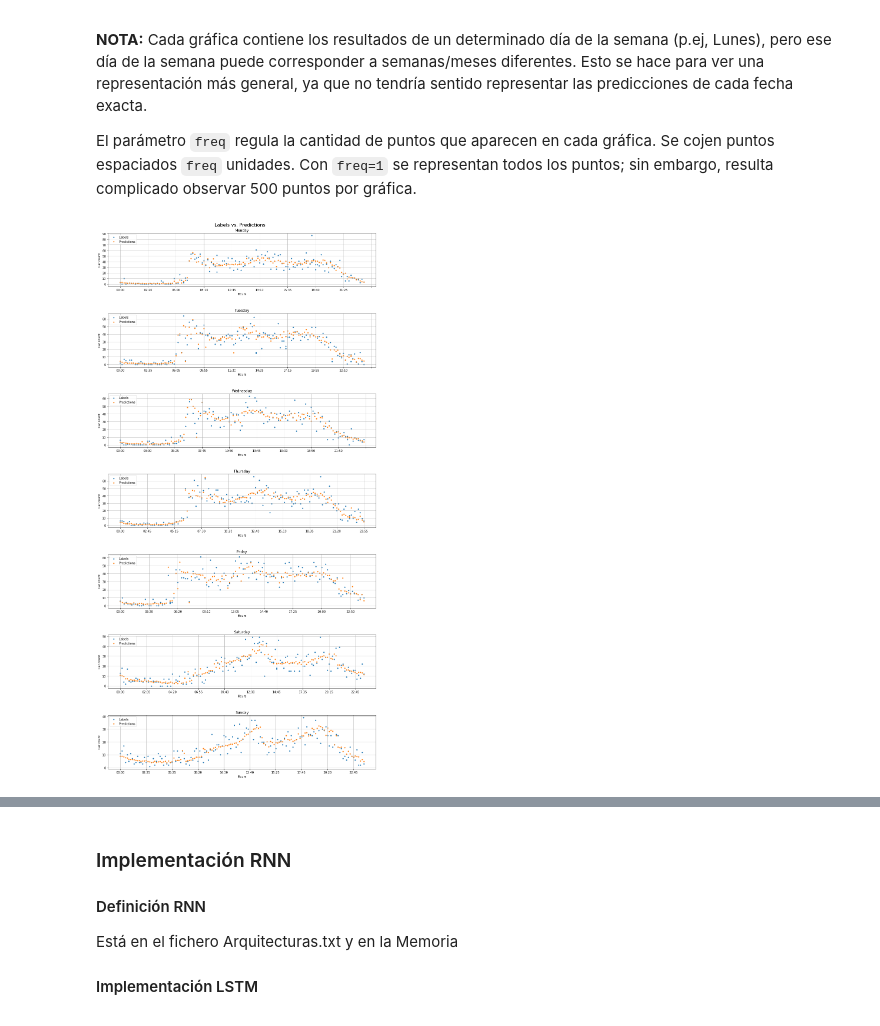
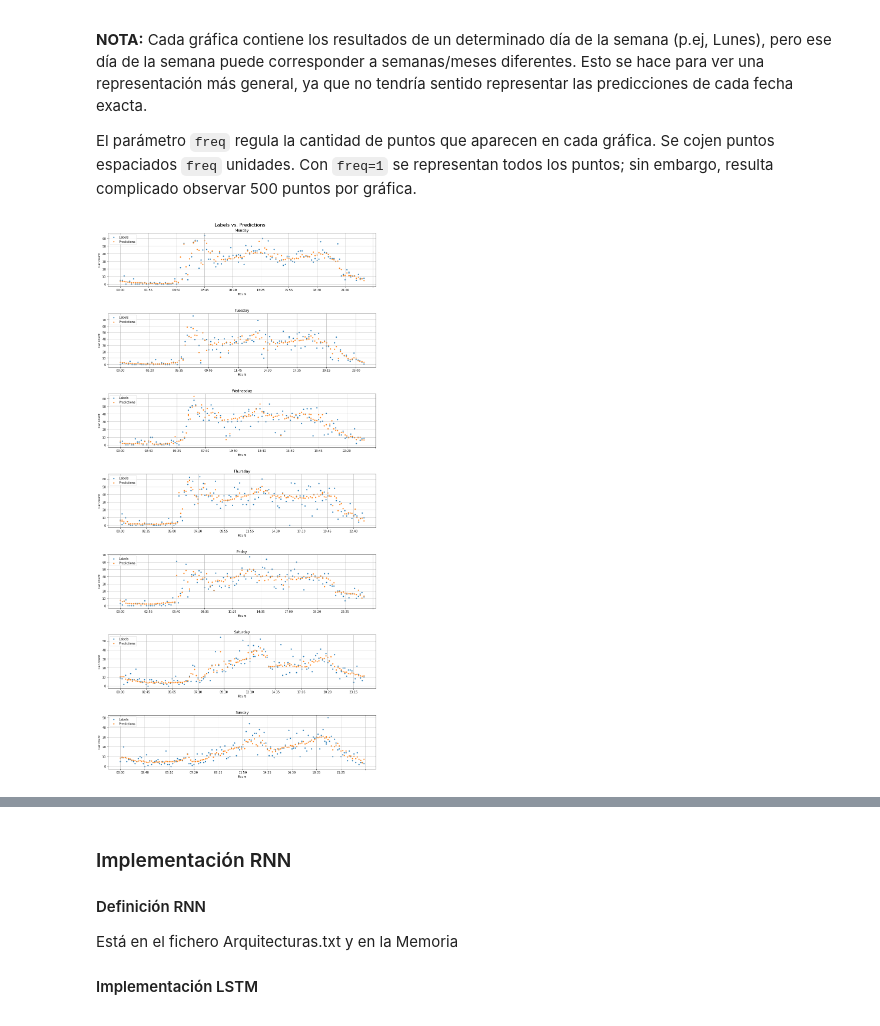
Before and after one commit to albertopmp/TFG, a Jupyter notebook: src/TrafficFlow.ipynb, the cells around one changed output, grey strips where cells are left out. Cells and saved outputs as stored; diff of their text form; code cells hidden in the pictures.

```diff
--- a/src/TrafficFlow.ipynb
+++ b/src/TrafficFlow.ipynb
@@ -99,7 +99,10 @@ df.loc[:,'datetime'] = pd.to_datetime(df.loc[:,'datetime'], format='%Y-%m-%dT%H:
 
 df['car_count'] = df.loc[:, 'flow'] // 12
 
-df = df.sort_values(by='datetime')
+# Ordena por fecha.
+# ignore_index=True -> Pone los index del 0 al n-1 (todos por orden)
+# inplace = True -> Para que ya lo haga sobre el df en vez de devolver el df ordenado
+df.sort_values(by='datetime', ignore_index=True, inplace = True)
 # %%
 df
 # %% [output]
@@ -646,11 +663,11 @@ def get_callbacks():
 
 def build_and_compile_model():
   model = tf.keras.Sequential([
-      layers.Dense(256,
+      layers.Dense(256, kernel_regularizer=regularizers.l2(0.0001),
                    activation='relu', input_shape=(len(train_features.columns),) ),
-      layers.Dense(256,
+      layers.Dense(256, kernel_regularizer=regularizers.l2(0.0001),
                    activation='relu'),
-      layers.Dense(256,
+      layers.Dense(256, kernel_regularizer=regularizers.l2(0.0001),
                    activation='relu'),
       layers.Dense(1)
   ])
@@ -777,8 +794,8 @@ El parámetro `freq` regula la cantidad de puntos que aparecen en cada gráfica.
 Con `freq=1` se representan todos los puntos; sin embargo, resulta complicado observar 500 puntos por gráfica.
 # %%
 def graph_predictions(test_dts, test_lbls, preds, freq):
-    # Como el conjunto de test es la parte final del conjunto general, los indices
-    # empiezan en torno al 34 mil. Es mejor ponerlos a 0 para evitar problemas!
+    # Como el conjunto de test es la parte final del conjunto general DESPUES DEL SHUFFLE,
+    # los indices empiezan en torno al 34 mil. Es mejor ponerlos a 0 para evitar problemas!
     test_dts.reset_index(inplace=True, drop=True)
     test_lbls.reset_index(inplace=True, drop=True)
 
@@ -793,7 +810,7 @@ def graph_predictions(test_dts, test_lbls, preds, freq):
     cc_df['wday'] = cc_df['datetime'].dt.weekday
 
     # Ordeno por 'wday' y luego por 'hour' -> No es necesario
-    cc_df = cc_df.sort_values(by=['wday', 'hour'])
+    cc_df.sort_values(by=['wday', 'hour'], ignore_index = True, inplace = True)
 
     # Settings
     fig, axs = plt.subplots(7)
@@ -822,7 +839,9 @@ def graph_predictions(test_dts, test_lbls, preds, freq):
         axs[i].scatter(x[::freq], aux['predictions'][::freq], label='Predictions', s=10)
         axs[i].legend(loc='upper left')
         axs[i].grid()
+
+    return cc_df
 # %%
-graph_predictions(test_dates, test_labels, predictions, freq = 4)
+check_values = graph_predictions(test_dates, test_labels, predictions, freq = 4)
 # %% [output]
-[figure, old version]
+[figure, new version]
```
Also changed, not shown: parts of 74 cells of this notebook.
